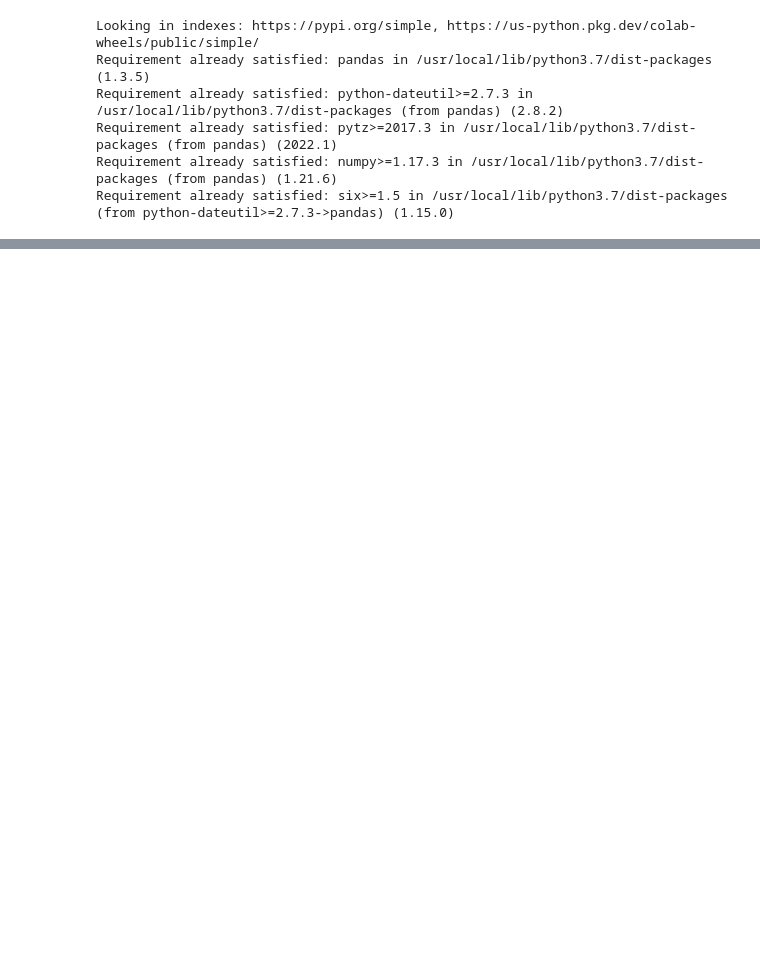
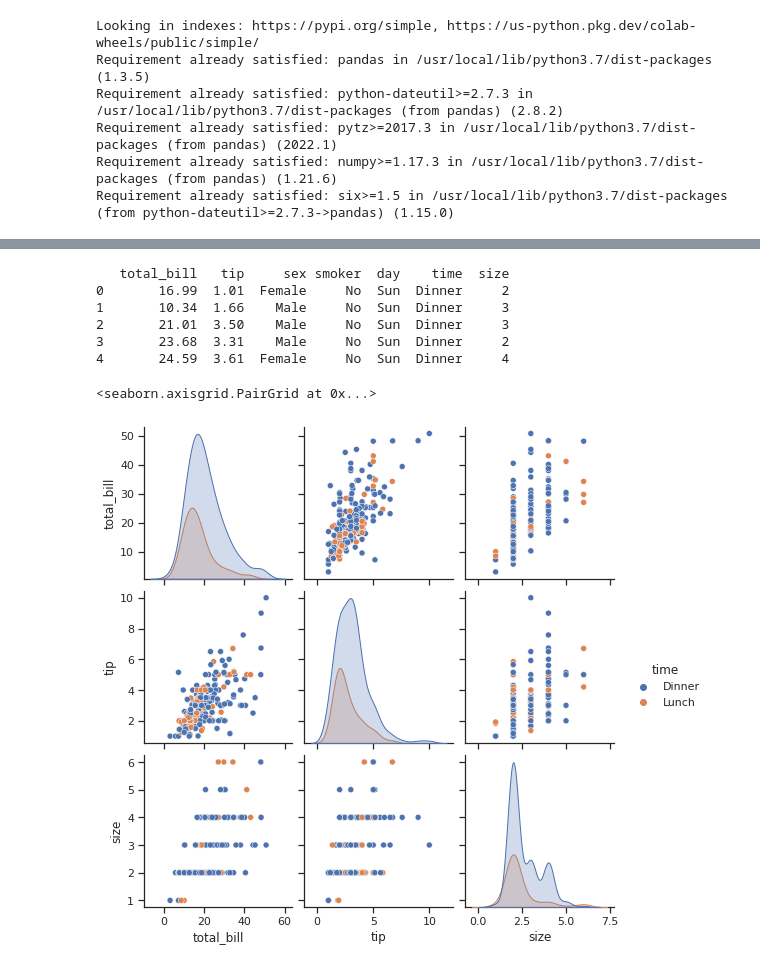
Before and after one commit to rdkdaniel/Data-Analysis-in-Python-and-Sql, a Jupyter notebook: Data_Analysis_Seaborn.ipynb, the cells around one changed output, grey strips where cells are left out. Cells and saved outputs as stored; diff of their text form; code cells hidden in the pictures; blank space fills up the shorter version.

```diff
--- a/Data_Analysis_Seaborn.ipynb
+++ b/Data_Analysis_Seaborn.ipynb
@@ -22,0 +17,19 @@ MessageError: ignored
+# %%
+tips = pd.read_csv('tips.csv')
+# %%
+#View data
+print(tips.head())
+# %% [output]
+   total_bill   tip     sex smoker  day    time  size
+0       16.99  1.01  Female     No  Sun  Dinner     2
+1       10.34  1.66    Male     No  Sun  Dinner     3
+2       21.01  3.50    Male     No  Sun  Dinner     3
+3       23.68  3.31    Male     No  Sun  Dinner     2
+4       24.59  3.61  Female     No  Sun  Dinner     4
+# %%
+#Visualize using Seaborn.
+sns.set_theme(style="ticks")
+sns.pairplot(tips, hue="time")
+# %% [output]
+<seaborn.axisgrid.PairGrid at 0x...>
+[figure, added]
```
Also changed, not shown: parts of 4 cells of this notebook.
